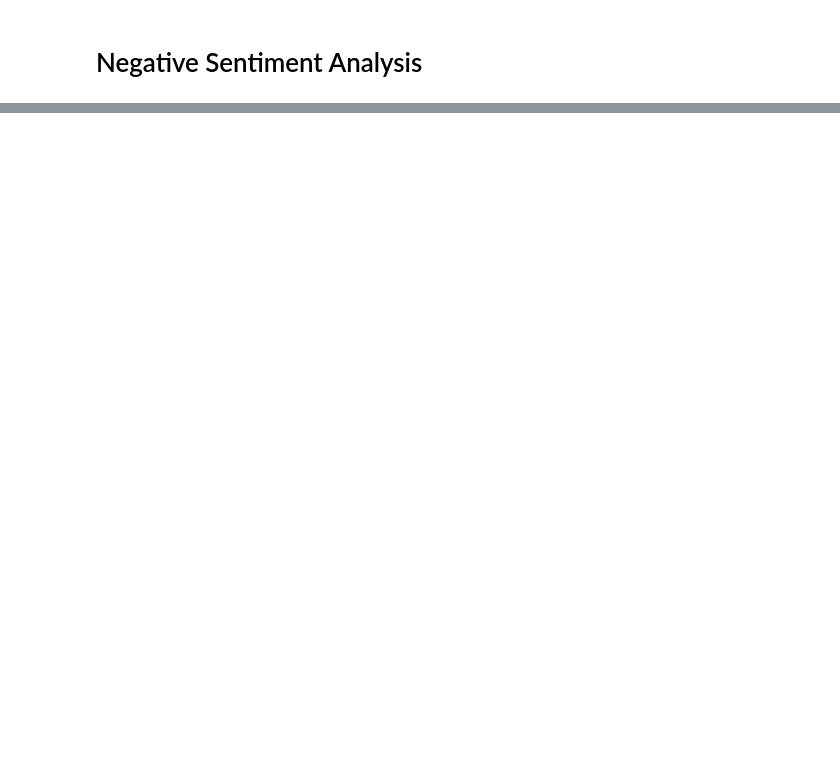
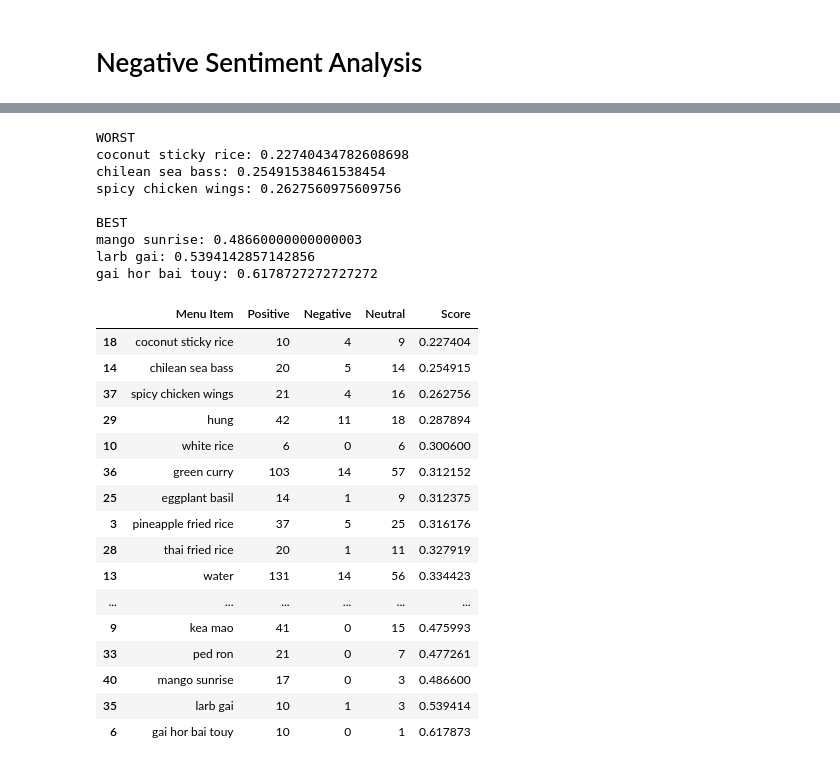
Before and after one commit to AvaneeshKolluri/YelpScrapingProject, a Jupyter notebook: ThaiVilla EDA.ipynb, the cells around one changed output, grey strips where cells are left out. Saved outputs shown, nothing was run; the diff lists cells and outputs as text; code cells hidden in the pictures; blank space fills up the shorter version.

```diff
--- a/ThaiVilla EDA.ipynb
+++ b/ThaiVilla EDA.ipynb
@@ -295,0 +311,74 @@ plt.show()
+# %%
+score_df = pd.DataFrame(columns = ['Menu Item', 'Positive', 'Negative', 'Neutral', 'Score'])
+
+for item in thaiMenu:
+    item = item.lower()
+    pos = 0
+    neg = 0
+    neu = 0
+    rating = 0
+    for review in thaiVilla['Review']:
+        review = review.lower()
+        sentences_with_item = []
+        sents = nltk.tokenize.sent_tokenize(review)
+        for sent in sents:
+           if sent.find(item) != -1:
+                sentences_with_item.append(sent)
+        for sent in sentences_with_item:
+           # print(sent)
+            score = sid.polarity_scores(sent)
+            #print(score)
+            rating += score['compound']
+            if score['compound'] > 0:
+                pos += 1
+            elif score['compound'] < 0:
+                neg += 1
+            else:
+                neu += 1
+    total_mentions = pos + neg + neu
+    if total_mentions > 10:
+        #pct_pos = pos / total_mentions
+        avg = rating / total_mentions
+
+        score_df = score_df.append({'Menu Item' : item, 'Positive' : pos, 'Negative' : neg, 'Neutral' : neu, 'Score': avg},
+                ignore_index = True)
+score_df = score_df.sort_values(by=['Score'])
+print('WORST')
+for index, row in score_df.head(3).iterrows():
+    print(row['Menu Item'] + ': ' + str(row['Score']))
+print()
+print('BEST')
+for index, row in score_df.tail(3).iterrows():
+    print(row['Menu Item'] + ': ' + str(row['Score']))
+    # print(item)
+    # print('pos: ' + str(pos))
+    # print('neg ' + str(neg))
+    # print()
+score_df
+# %% [output]
+WORST
+coconut sticky rice: 0.22740434782608698
+chilean sea bass: 0.25491538461538454
+spicy chicken wings: 0.2627560975609756
+
+BEST
+mango sunrise: 0.48660000000000003
+larb gai: 0.5394142857142856
+gai hor bai touy: 0.6178727272727272
+|  | Menu Item | Positive | Negative | Neutral | Score |
+| 18 | coconut sticky rice | 10 | 4 | 9 | 0.227404 |
+| 14 | chilean sea bass | 20 | 5 | 14 | 0.254915 |
+| 37 | spicy chicken wings | 21 | 4 | 16 | 0.262756 |
+| 29 | hung | 42 | 11 | 18 | 0.287894 |
+| 10 | white rice | 6 | 0 | 6 | 0.300600 |
+| 36 | green curry | 103 | 14 | 57 | 0.312152 |
+| 25 | eggplant basil | 14 | 1 | 9 | 0.312375 |
+| 3 | pineapple fried rice | 37 | 5 | 25 | 0.316176 |
+| 28 | thai fried rice | 20 | 1 | 11 | 0.327919 |
+| 13 | water | 131 | 14 | 56 | 0.334423 |
+| ... | ... | ... | ... | ... | ... |
+| 9 | kea mao | 41 | 0 | 15 | 0.475993 |
+| 33 | ped ron | 21 | 0 | 7 | 0.477261 |
+| 40 | mango sunrise | 17 | 0 | 3 | 0.486600 |
+| 35 | larb gai | 10 | 1 | 3 | 0.539414 |
+| 6 | gai hor bai touy | 10 | 0 | 1 | 0.617873 |
```
Also changed, not shown: parts of 10 cells of this notebook, 4 other files.
